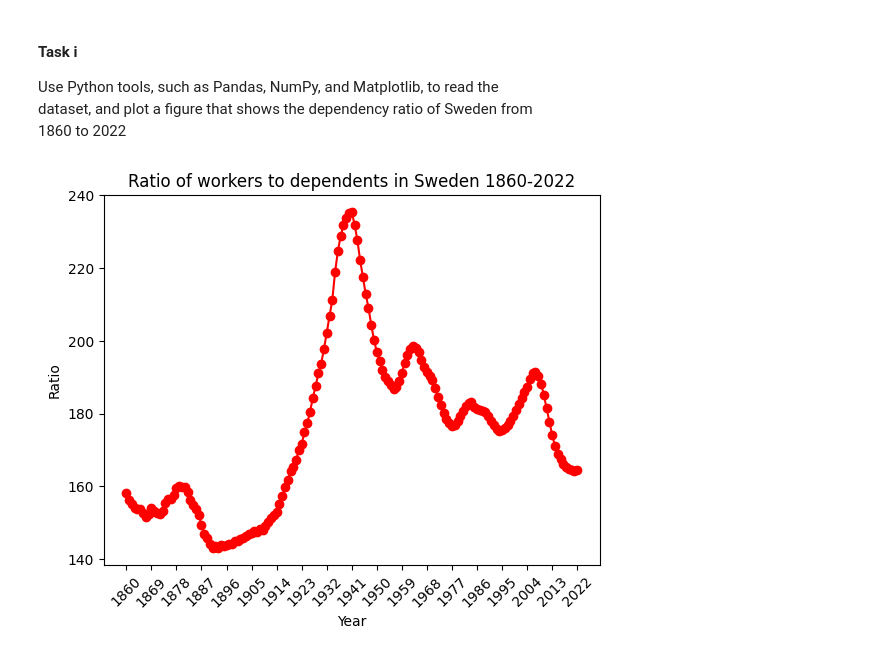
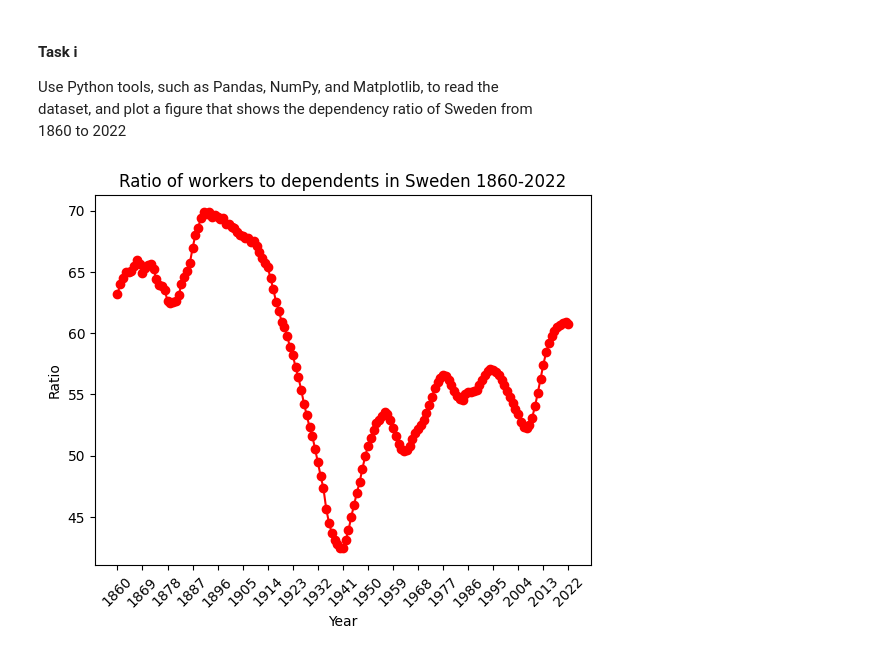
Before and after one commit to willayy/Data-Science-and-AI-DIT407, a Jupyter notebook: Lab 1/lab1.ipynb, the cells around one changed output. Drawn from its saved outputs; the diff is of its cells as text; code cells hidden in the pictures.

```diff
--- a/Lab 1/lab1.ipynb
+++ b/Lab 1/lab1.ipynb
@@ -15,32 +15,33 @@ dependent_ages = [str(i) for i in range(15)]
 dependent_ages.extend([str(i) for i in range(65,110)])
 dependent_ages.append('110+')
 # Create a list of strings for every working age
 workers_ages = [str(i) for i in range(15,65)]
 
 # Group and sum by age then sex and rename the axis to type instead of gender
 total_work_df = raw_df[raw_df['age'].isin(workers_ages)] \
     .groupby('age').sum() \
     .groupby('sex').sum() \
     .rename_axis('type') \
     .rename(index={'menwomen': 'worker'})
 
 total_dep_df = raw_df[raw_df['age'].isin(dependent_ages)] \
     .groupby('age').sum() \
     .groupby('sex').sum() \
     .rename_axis('type') \
     .rename(index={'menwomen': 'depending'})
 
 work_dep_df = pd.concat([total_work_df, total_dep_df]) # Concentrate the two dataframes to make one dataframe for both worker and depending
-work_dep_df.loc['ratio'] = round((work_dep_df.loc['worker'] / work_dep_df.loc['depending'])*100,2) # Calculate the ratio of workers to dependents
+work_dep_df.loc['ratio'] = round((work_dep_df.loc['depending'] / work_dep_df.loc['worker'])*100,2) # Calculate the ratio of workers to dependents
 work_dep_df = work_dep_df.T # Transpose the dataframe to make it easier to plot
 work_dep_df.reset_index(inplace=True) #Reset the index to make it easier to plot
+
 
 # Plot the ratio of workers to dependents
 plt.plot(work_dep_df['index'], work_dep_df['ratio'], marker='o', color = 'red', label = 'Ratio of workers to dependents')
 plt.title('Ratio of workers to dependents in Sweden 1860-2022')
 plt.xlabel('Year')
 plt.ylabel('Ratio')
 plt.xticks(work_dep_df.index[::9], rotation=45) # Show every 9th year
 plt.show()
 # %% [output]
-[figure, old version]
+[figure, new version]
```
